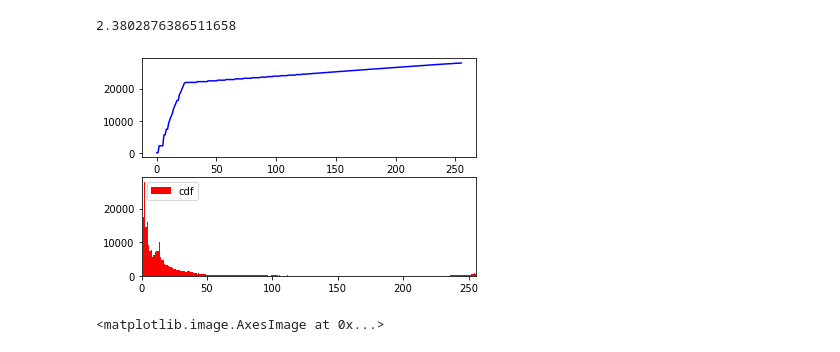
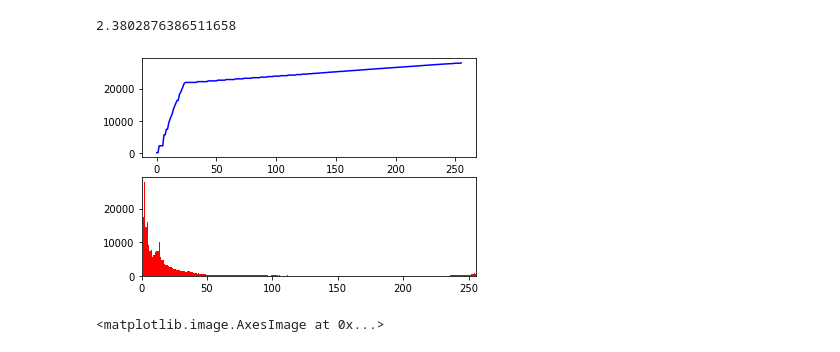
Before and after one commit to barath99/Image-Enhancement-Techniques, a Jupyter notebook: ECHO_histogram_equalization.ipynb, the cells around one changed output. Cells and saved outputs as stored; diff of their text form; code cells hidden in the pictures.

```diff
--- a/ECHO_histogram_equalization.ipynb
+++ b/ECHO_histogram_equalization.ipynb
@@ -111,18 +109,18 @@ bbhe_func(1)
 # %%
 hist_img = np.array(list(map(bbhe_func, img.flatten())))
 hist,bins = np.histogram(hist_img,256,[0,256])
 cdf = hist.cumsum()
 cdf_normalized = cdf / cdf.max()
 cdf_normalized = cdf * hist.max()/ cdf.max()
 # cdf_normalized = hist_and_plot(img)
 fig, ax = plt.subplots(2,1)
 ax[0].plot(cdf_normalized, color = 'b')
 ax[1].hist(img.flatten(),256,[0,256], color = 'r')
 plt.xlim([0,256])
-plt.legend(('cdf','histogram'), loc = 'upper left')
+# plt.legend(('cdf','histogram'), loc = 'upper left')
 plt.show()
 # %% [output]
-[figure, old version]
+[figure, new version]
 # %%
 plt.figure(figsize=(15, 15))
 img_ret = hist_img.reshape(ishape)
```
Also changed, not shown: parts of 12 cells of this notebook.
